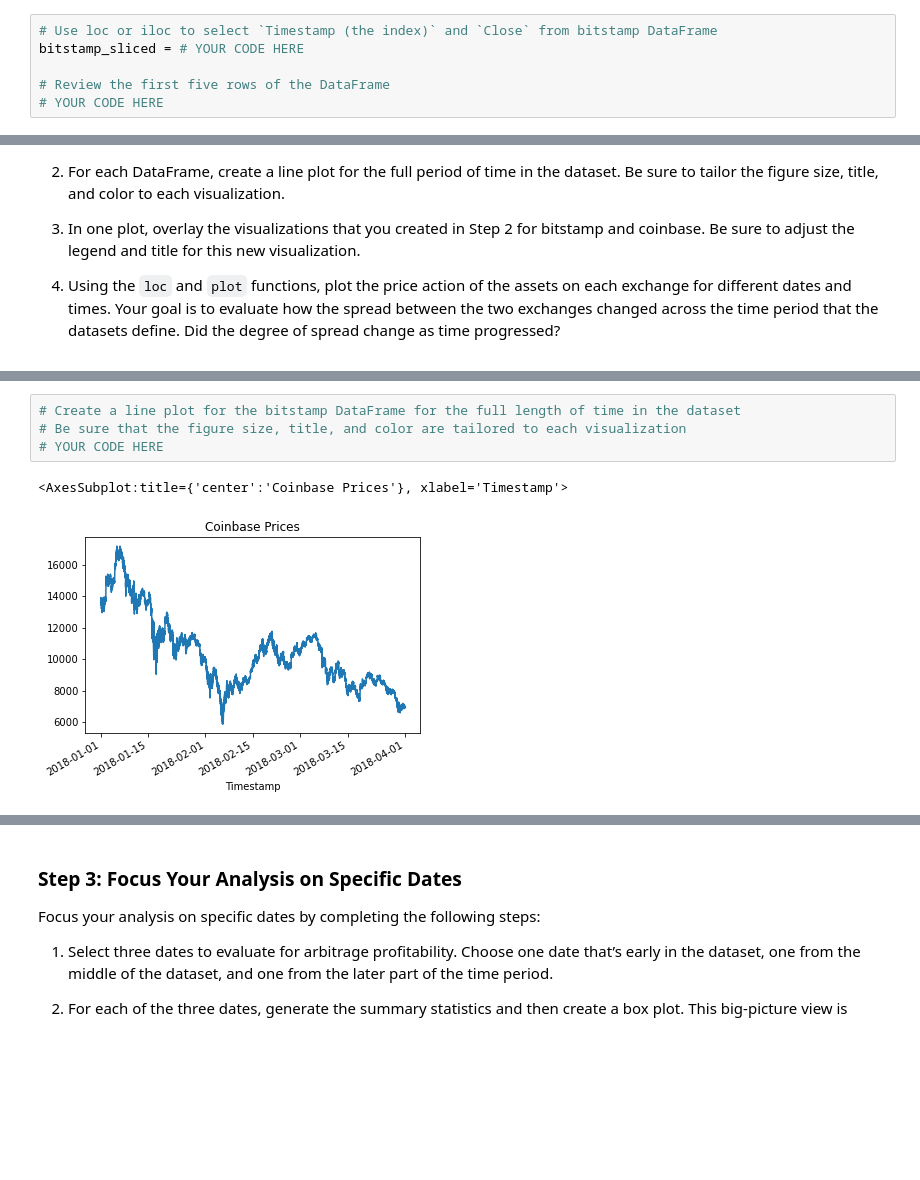
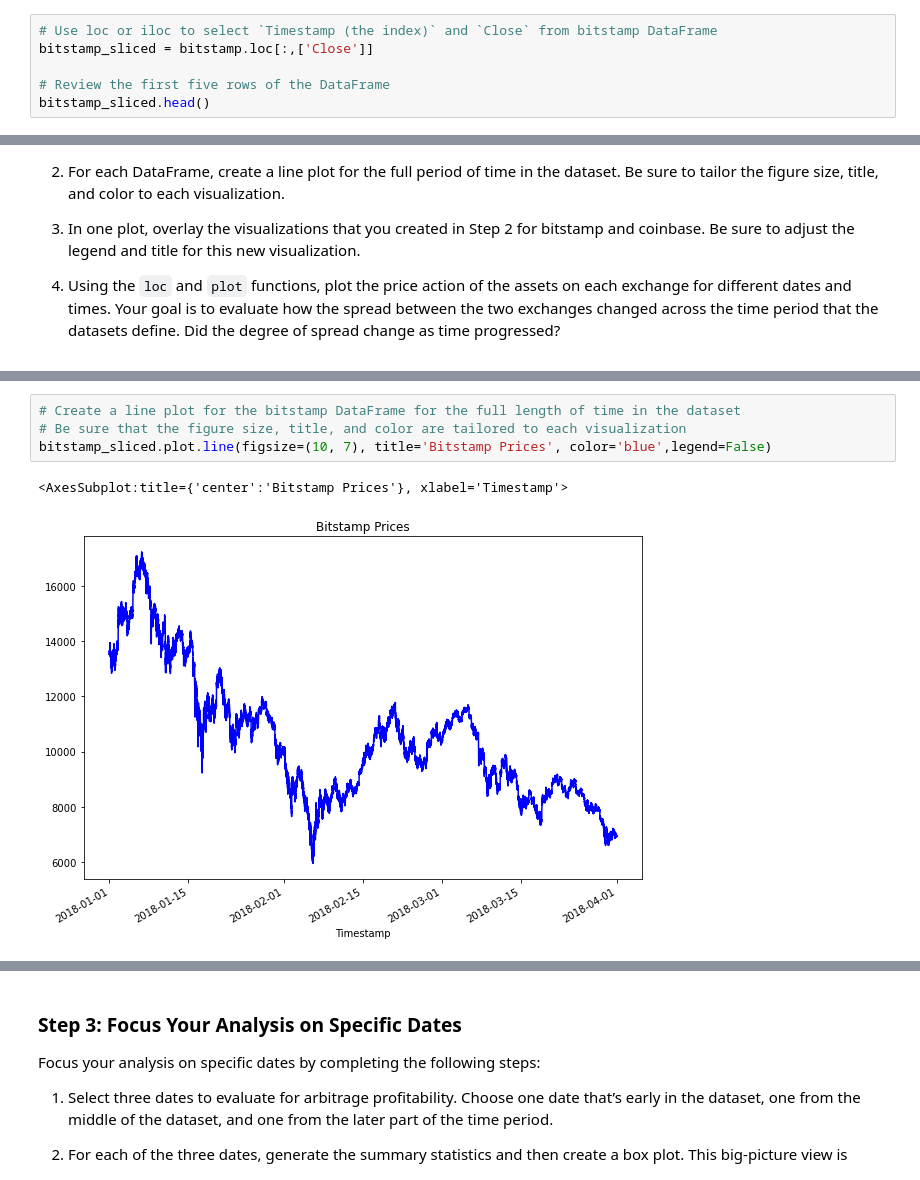
Before and after one commit to n8patterson/bitcoin-arbitrage, a Jupyter notebook: crypto_arbitrage.ipynb, the cells around one changed output, grey strips where cells are left out. Saved outputs shown, nothing was run; the diff lists cells and outputs as text; blank space fills up the shorter version.

```diff
--- a/crypto_arbitrage.ipynb
+++ b/crypto_arbitrage.ipynb
@@ -191,10 +191,10 @@ Select the data you want to analyze. Use `loc` or `iloc` to select the following
 * Close
 # %%
 # Use loc or iloc to select `Timestamp (the index)` and `Close` from bitstamp DataFrame
-bitstamp_sliced = # YOUR CODE HERE
+bitstamp_sliced = bitstamp.loc[:,['Close']]
 
 # Review the first five rows of the DataFrame
-# YOUR CODE HERE
+bitstamp_sliced.head()
 # %% [output]
 |  | Close |
 | Timestamp |  |
@@ -258,10 +258,10 @@ Sort through the time series data associated with the bitstamp and coinbase Data
 # %%
 # Create a line plot for the bitstamp DataFrame for the full length of time in the dataset
 # Be sure that the figure size, title, and color are tailored to each visualization
-# YOUR CODE HERE
+bitstamp_sliced.plot.line(figsize=(10, 7), title='Bitstamp Prices', color='blue',legend=False)
 # %% [output]
-<AxesSubplot:title={'center':'Coinbase Prices'}, xlabel='Timestamp'>
+<AxesSubplot:title={'center':'Bitstamp Prices'}, xlabel='Timestamp'>
-[figure, old version]
+[figure, new version]
 # %%
 # Create a line plot for the coinbase DataFrame for the full length of time in the dataset
 # Be sure that the figure size, title, and color are tailored to each visualization
```
Also changed, not shown: parts of 8 cells of this notebook.
